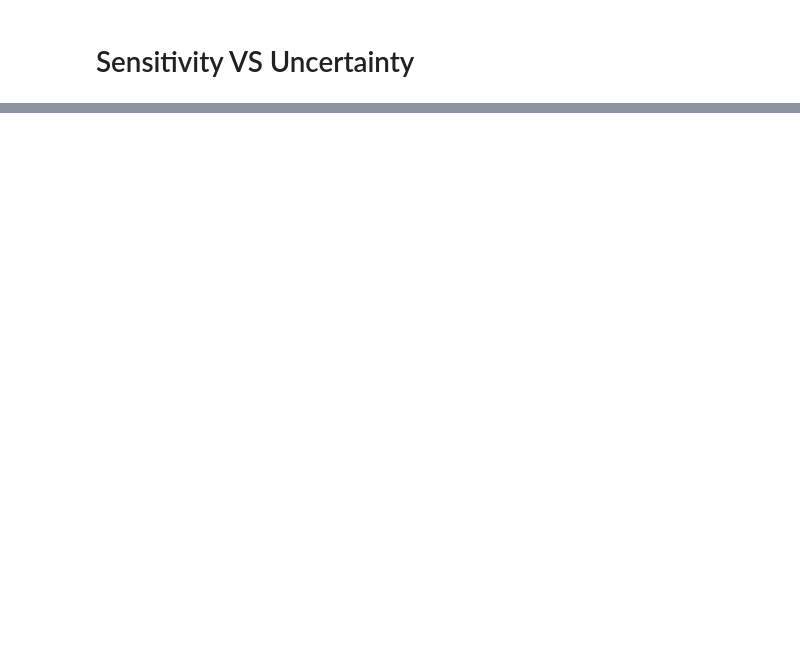
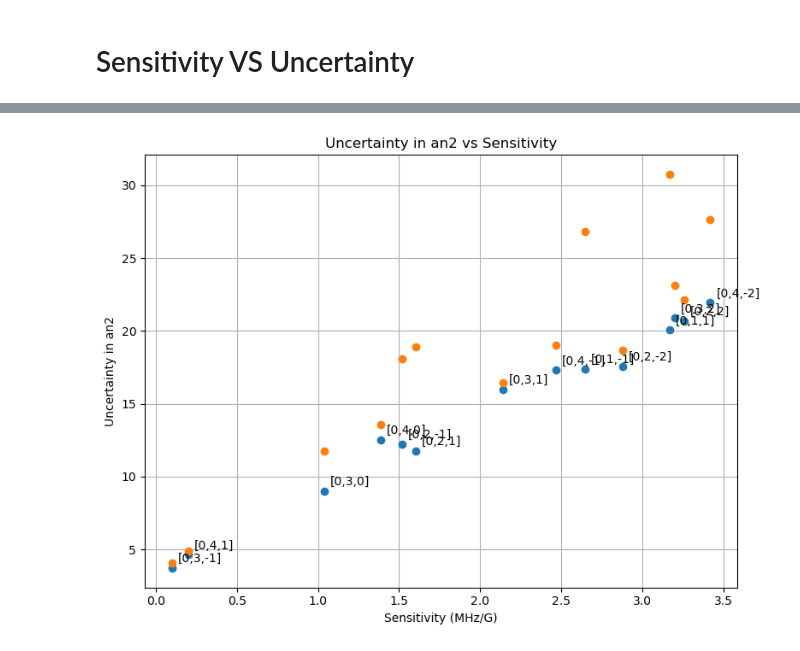
Before and after one commit to GauravTathed/PhD_python_scripts, a Jupyter notebook: Magnetic_field_over_time/Uncertainty_calculations.ipynb, the cells around one changed output, grey strips where cells are left out. Drawn from its saved outputs; the diff is of its cells as text; code cells hidden in the pictures; blank space fills up the shorter version.

```diff
--- a/Magnetic_field_over_time/Uncertainty_calculations.ipynb
+++ b/Magnetic_field_over_time/Uncertainty_calculations.ipynb
@@ -548,0 +542,33 @@ plt.show()
+# %%
+# uncertainty in an2 = np.sqrt(sig_fn**2 + (an1*sig_f1)**2)
+
+sig_fn = sigma_det_list_fn
+sig_f1 = [13.87]*len(sig_fn)
+# print(len(sig_fn), len(sig_f1), len(sens_list))
+an1 = np.array(sens_list)/get_pi_times_from_matrix([[0, 4, -2]], sens_matrix)[0]
+
+sig_an2 = np.sqrt(np.array(sig_fn)**2 + (an1*np.array(sig_f1))**2)
+# %%
+plt.figure(figsize=(8,6))
+plt.plot(np.abs(sens_list), sig_an2, 'o')
+for i, transition in enumerate(list_of_transitions):
+    plt.annotate(f"[{transition[0]},{transition[1]},{transition[2]}]", (np.abs(sens_list[i]), sig_an2[i]), textcoords="offset points", xytext=(5,5), ha='left')
+
+sens_data = np.array([2.64786667, 3.16843916, 2.87704504, 1.51802653, 1.60415729,
+       3.25693033, 0.09692457, 1.03669733, 2.13864045, 3.20159923,
+       3.42010053, 2.4661911 , 1.38675807, 0.19865748])
+
+deviation = np.array([26.8008877 , 30.73787883, 18.69236793, 18.06647591, 18.93568599,
+       22.105553  ,  4.0443694 , 11.76102557, 16.42239178, 23.10726554,
+       27.64680068, 19.00928243, 13.55282008,  4.91579299])
+
+plt.plot(sens_data, deviation, 'o', label='Calibration Deviation')
+
+plt.xlabel('Sensitivity (MHz/G)')
+plt.ylabel('Uncertainty in an2')
+plt.title('Uncertainty in an2 vs Sensitivity')
+plt.grid()
+plt.tight_layout()
+plt.show()
+# %% [output]
+[figure, added]
```
Also changed, not shown: parts of 4 cells of this notebook, 43 other files.
